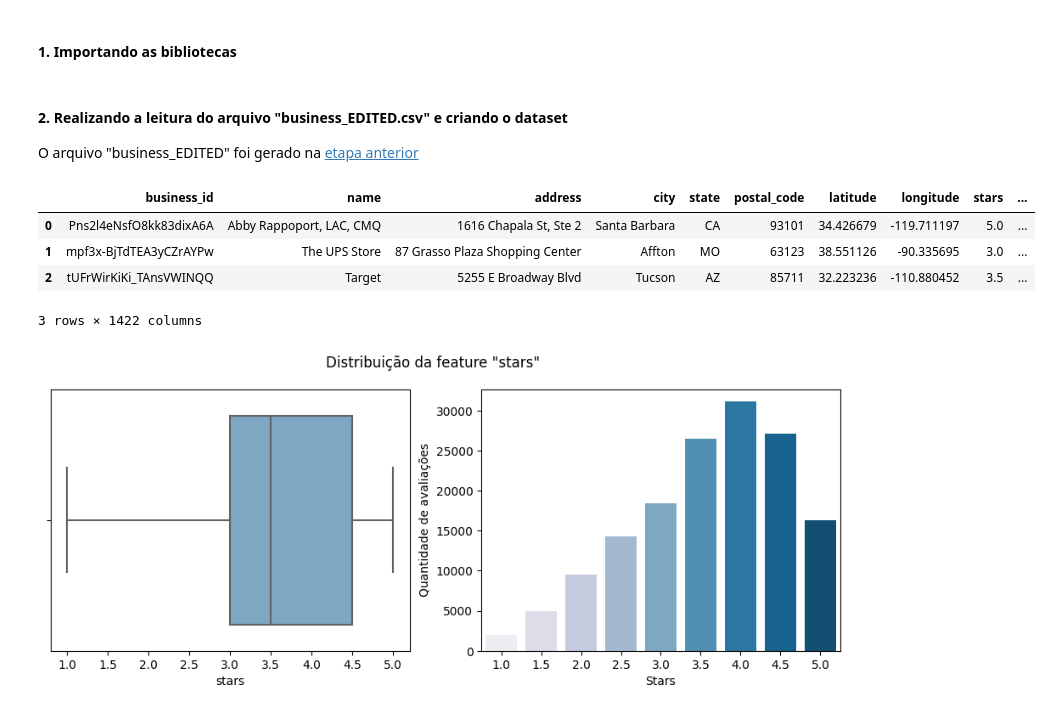
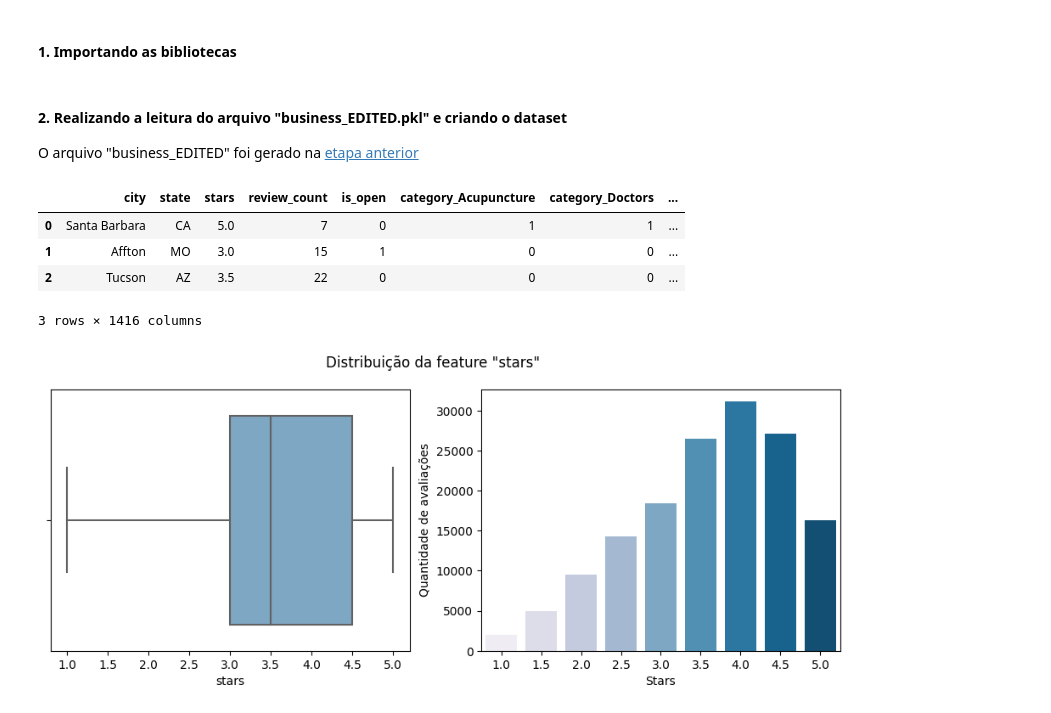
Before and after one commit to thiagopastre/PORTFOLIO, a Jupyter notebook: YELP_project/SOURCES/3_Business_EDA.ipynb, the cells around one changed output. Drawn from its saved outputs; the diff is of its cells as text; code cells hidden in the pictures.

```diff
--- a/YELP_project/SOURCES/3_Business_EDA.ipynb
+++ b/YELP_project/SOURCES/3_Business_EDA.ipynb
@@ -11,26 +11,26 @@ import matplotlib.pyplot as plt
 import seaborn as sns
 import plotly.express as px
 # %% [markdown]
-#### 2. Realizando a leitura do arquivo "business_EDITED.csv" e criando o dataset
+#### 2. Realizando a leitura do arquivo "business_EDITED.pkl" e criando o dataset
 
 O arquivo "business_EDITED" foi gerado na [etapa anterior](./2_Business_DW-FE.ipynb)
 # %%
 # Criando o dataset e exibindo uma amostra do mesmo
 
 # Definindo uma variável com o caminho para os arquivos JSON
 path = os.path.abspath('..') + '\\INPUT'
 
 # Realizando a leitura do arquivo "business_EDITED.csv" e criando o dataset
-business = pd.read_csv(path + '\\business_EDITED.csv').drop('Unnamed: 0', axis=1)
+business = pd.read_pickle(path + '\\business_EDITED.pkl')
 
 # Exibindo as primeiras linhas do dataset para confirmar se o arquivo foi lido corretamente
 business.head(3)
 # %% [output]
-|  | business_id | name | address | city | state | postal_code | latitude | longitude | stars | ... |
-| 0 | Pns2l4eNsfO8kk83dixA6A | Abby Rappoport, LAC, CMQ | 1616 Chapala St, Ste 2 | Santa Barbara | CA | 93101 | 34.426679 | -119.711197 | 5.0 | ... |
-| 1 | mpf3x-BjTdTEA3yCZrAYPw | The UPS Store | 87 Grasso Plaza Shopping Center | Affton | MO | 63123 | 38.551126 | -90.335695 | 3.0 | ... |
-| 2 | tUFrWirKiKi_TAnsVWINQQ | Target | 5255 E Broadway Blvd | Tucson | AZ | 85711 | 32.223236 | -110.880452 | 3.5 | ... |
+|  | city | state | stars | review_count | is_open | category_Acupuncture | category_Doctors | ... |
+| 0 | Santa Barbara | CA | 5.0 | 7 | 0 | 1 | 1 | ... |
+| 1 | Affton | MO | 3.0 | 15 | 1 | 0 | 0 | ... |
+| 2 | Tucson | AZ | 3.5 | 22 | 0 | 0 | 0 | ... |
-3 rows × 1422 columns
+3 rows × 1416 columns
 # %%
 # Verificando a distribuição da feature 'stars' (que será o target do nosso futuro modelo)
 
```
Also changed, not shown: parts of 5 cells of this notebook, 4 other files.
